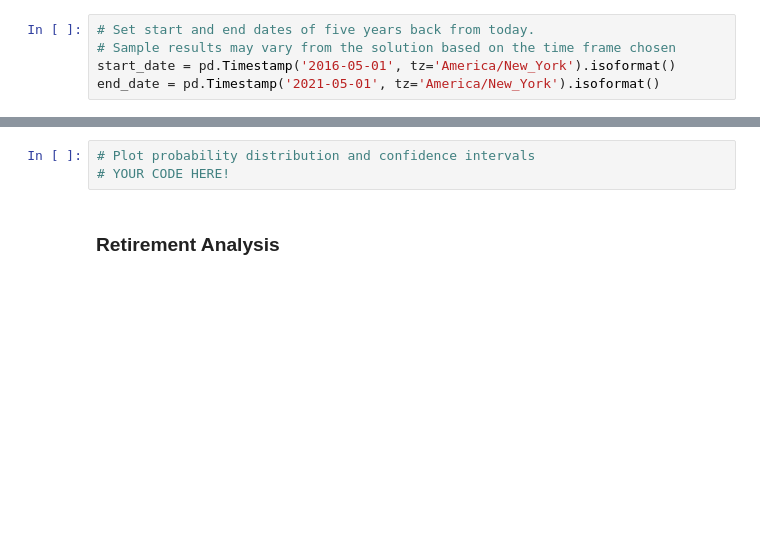
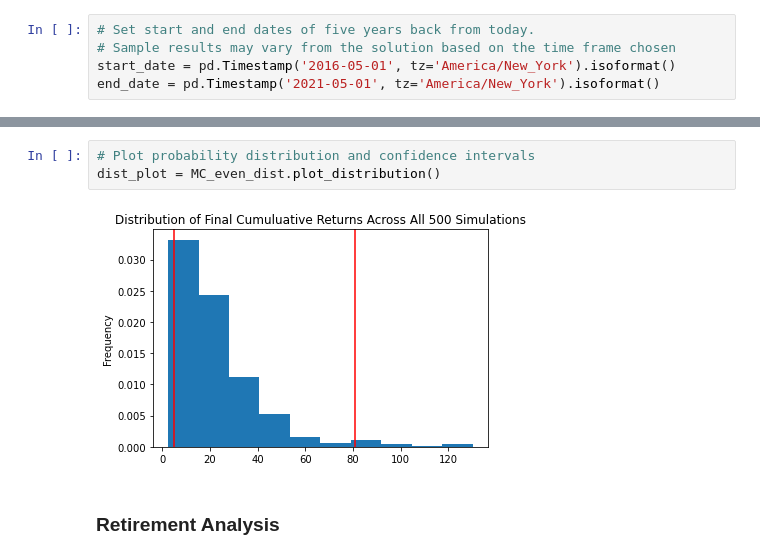
Before and after one commit to 369Eli/api, a Jupyter notebook: 05-APIs/Instructions/Starter_Code/financial-planner.ipynb, the cells around one changed output, grey strips where cells are left out. Cells and saved outputs as stored; diff of their text form; blank space fills up the shorter version.

```diff
--- a/05-APIs/Instructions/Starter_Code/financial-planner.ipynb
+++ b/05-APIs/Instructions/Starter_Code/financial-planner.ipynb
@@ -189,6 +373,8 @@ df_stock_data.head()
 # %%
 # Plot probability distribution and confidence intervals
-# YOUR CODE HERE!
+dist_plot = MC_even_dist.plot_distribution()
+# %% [output]
+[figure, added]
 # %% [markdown]
 ### Retirement Analysis
 # %%
```
Also changed, not shown: parts of 40 cells of this notebook.
